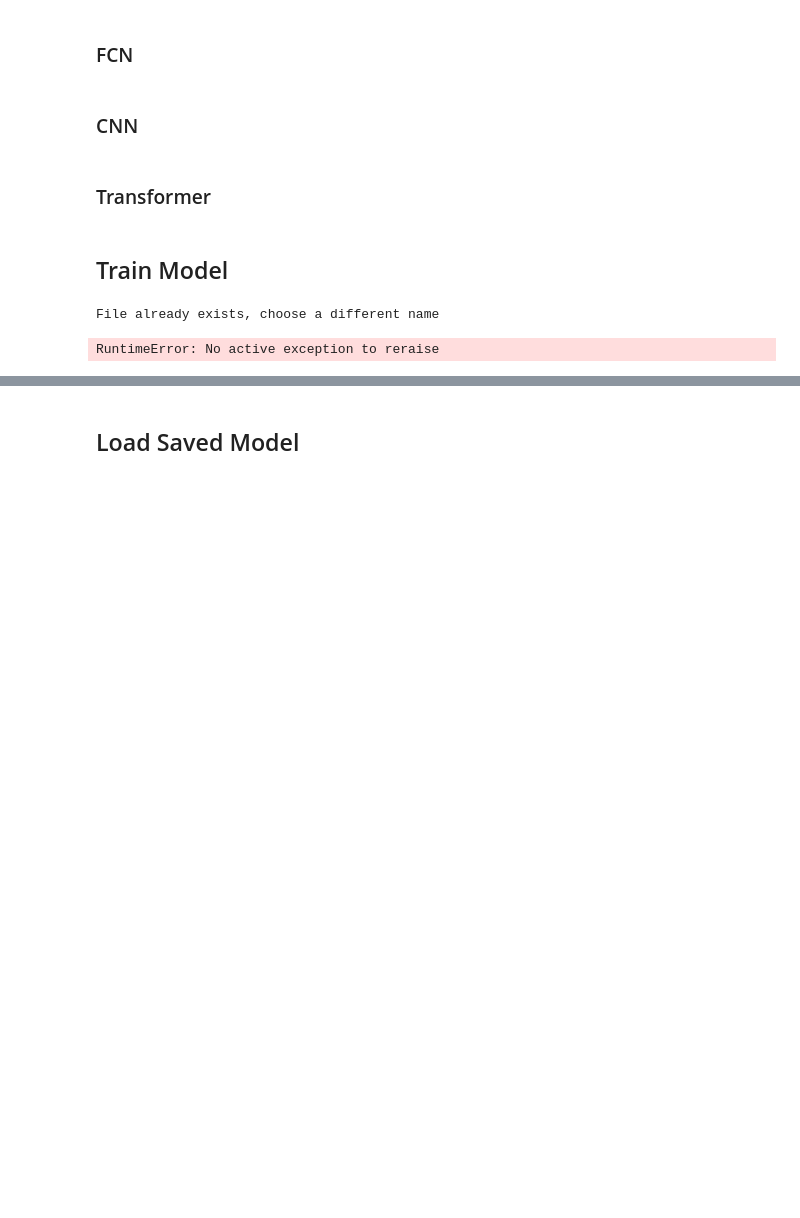
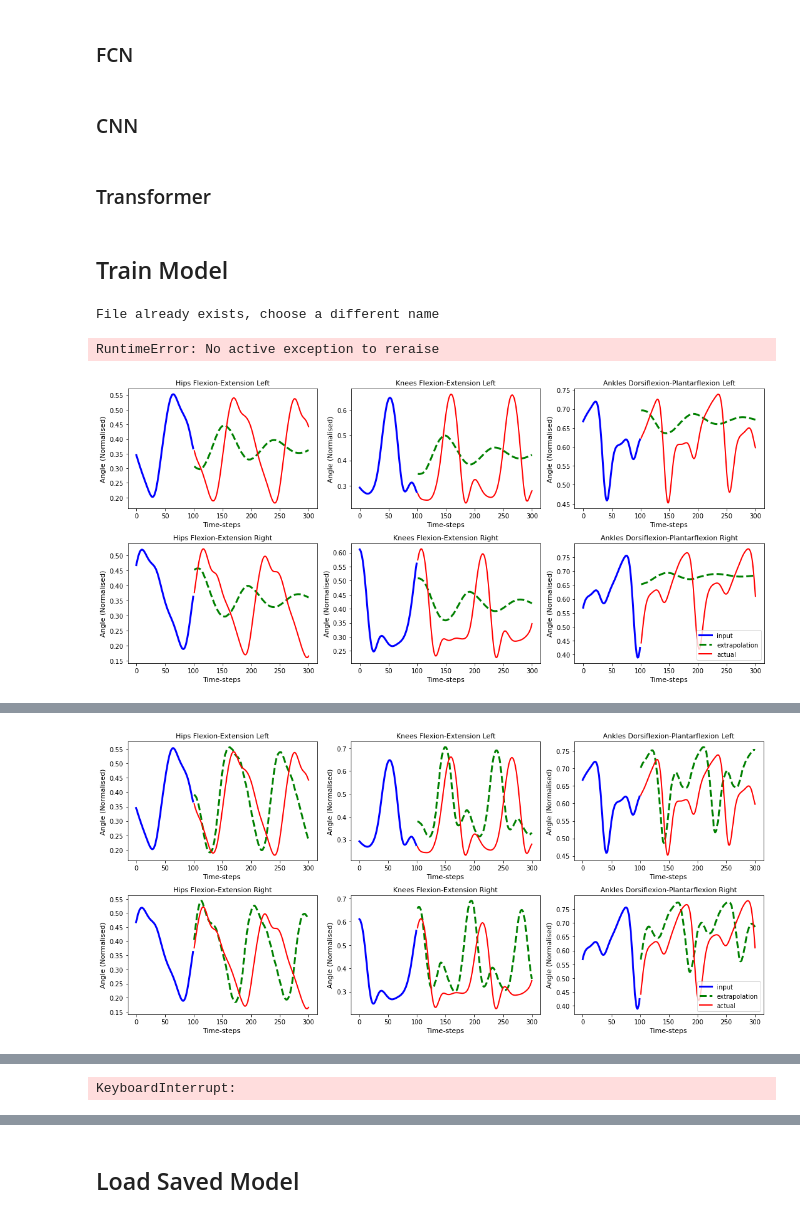
Before and after one commit to rkolaghassi/CP-gait-prediction, a Jupyter notebook: Training.ipynb, the cells around one changed output, grey strips where cells are left out. Saved outputs shown, nothing was run; the diff lists cells and outputs as text; code cells hidden in the pictures; blank space fills up the shorter version.

```diff
--- a/Training.ipynb
+++ b/Training.ipynb
@@ -106,8 +124,20 @@ array(['AB2188 BF T1-5', 'AB3154 BF T6-10', 'AB9738 BF T1-5'],
       dtype=object)
 # %%
 # Divide subjects into training and validation set
+# train_subjects = ['AB2188 BF T1-5',
+#                   'AB3154 BF T6-10',]
+
+# val_subjects = ['AB9738 BF T1-5']
+
+# Healthy Subjects
 train_subjects = ['AB2188 BF T1-5',
-                  'AB3154 BF T6-10',]
+                    'AB3154 BF T6-10',
+                    'AB6751 BF T1-5',
+                    'AB7422 BF T1-5',
+                    'AB7779 BF T1-5',
+                    'AB9737 BF T1-5',
+                    'AB9737 BF T6-10',
+                    'AB9119 BF T1-5',]
 
 val_subjects = ['AB9738 BF T1-5']
 # %%
@@ -730,7 +753,7 @@ dtw_loss = []
 
 lowest_dtw = 1000.
 
-epochs = 2
+epochs = 40
 
 for epoch in tqdm(range(epochs)):
     train_loss_total = 0.
@@ -815,30 +838,31 @@ for epoch in tqdm(range(epochs)):
 
         fig, axs = plt.subplots(nrows=2, ncols=3, tight_layout=True, figsize=(15,7))
         n = [[0,0], [0,1], [0,2], [1,0], [1,1], [1,2]] #indicies for the plots
 
         text_size = 11
         for f in range(len(features)):
             axs[n[f][0],n[f][1]].plot(x1, batch_inputs[0,:,f].cpu().numpy().reshape(-1,1).squeeze(), lw=3, c='b', label='input')
             axs[n[f][0],n[f][1]].plot(x3, extrapolation[0,:,f].cpu().numpy().reshape(-1,1).squeeze(), lw=3, c='g',linestyle='dashed', label='extrapolation')
             axs[n[f][0],n[f][1]].plot(x3, batch_targets[0,:,f].cpu().numpy().reshape(-1,1).squeeze(), lw=2, c='r', label='actual')
             axs[n[f][0],n[f][1]].set_xlabel('Time-steps', size=text_size)
             axs[n[f][0],n[f][1]].set_ylabel('Angle (Normalised)', size=text_size)
             axs[n[f][0],n[f][1]].set_title(features[f], size=text_size)
 
         plt.legend()
         plt.show()
 
 
     print(f'Epoch: {epoch+1}, Train Loss: {train_loss_total}, Val Loss: {val_loss_total}, lt Loss: {lt_loss_total}, dtw distance: {dtw_total}')
 
 
     if dtw_total < lowest_dtw:
         print('New model saved!')
         lowest_dtw = dtw_total
 
         checkpoint = {'model': model,
                 'state_dict': model.state_dict(),
                 'optimizer' : optimizer.state_dict()}
 
         torch.save(checkpoint, path)
 # %% [output]
+[figure, added]
@@ -845,0 +878 @@ KeyboardInterrupt:
+[figure, added]
@@ -846,3 +881,4 @@ KeyboardInterrupt:
+KeyboardInterrupt:
 # %%
 for t in range(epochs):
     print(f'Epoch{t+1}: train_loss: {train_loss[t]}, val_loss: {val_loss[t]}, lt_loss: {lt_loss[t]}, dtw_loss: {dtw_loss[t]}')
```
Also changed, not shown: parts of 29 cells of this notebook.
